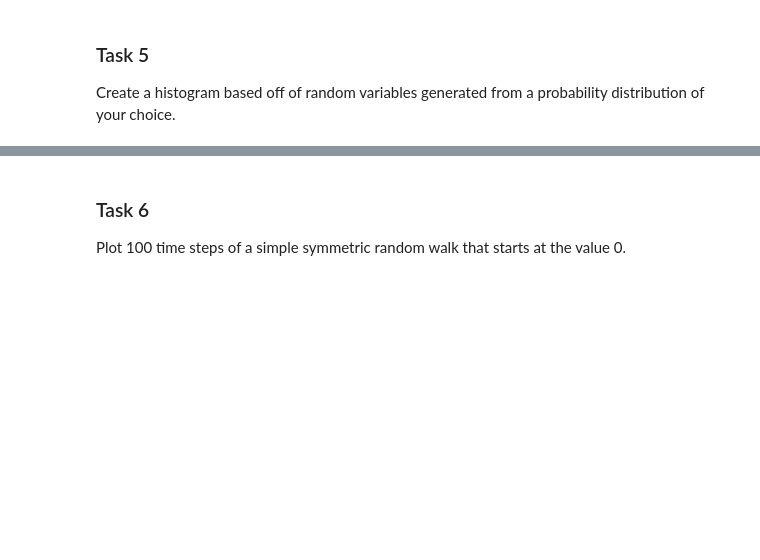
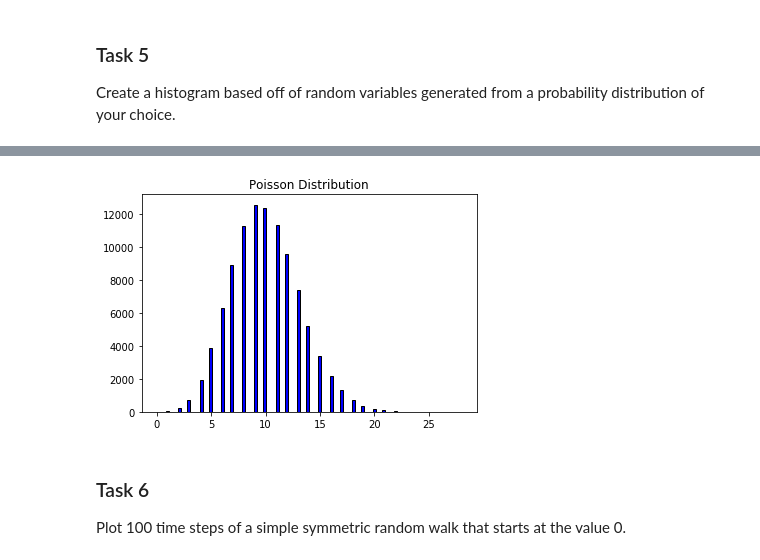
Before and after one commit to robkravec/computing_bootcamp_2020, a Jupyter notebook: exercises/python_programming_tasks.ipynb, the cells around one changed output, grey strips where cells are left out. Drawn from its saved outputs; the diff is of its cells as text; code cells hidden in the pictures; blank space fills up the shorter version.

```diff
--- a/exercises/python_programming_tasks.ipynb
+++ b/exercises/python_programming_tasks.ipynb
@@ -253,3 +263,11 @@ distribution of your choice.
+# %%
+# Now, try plotting a histogram from a Poisson distribution
+poisson_rv = st.poisson.rvs(mu = 10, size = 100000)
+plt.hist(x = poisson_rv, bins = 100, edgecolor = "black", color = "blue")
+plt.title("Poisson Distribution")
+plt.show()
+# %% [output]
+[figure, added]
 # %% [markdown]
 ### Task 6
 
```
Also changed, not shown: parts of 3 cells of this notebook.
